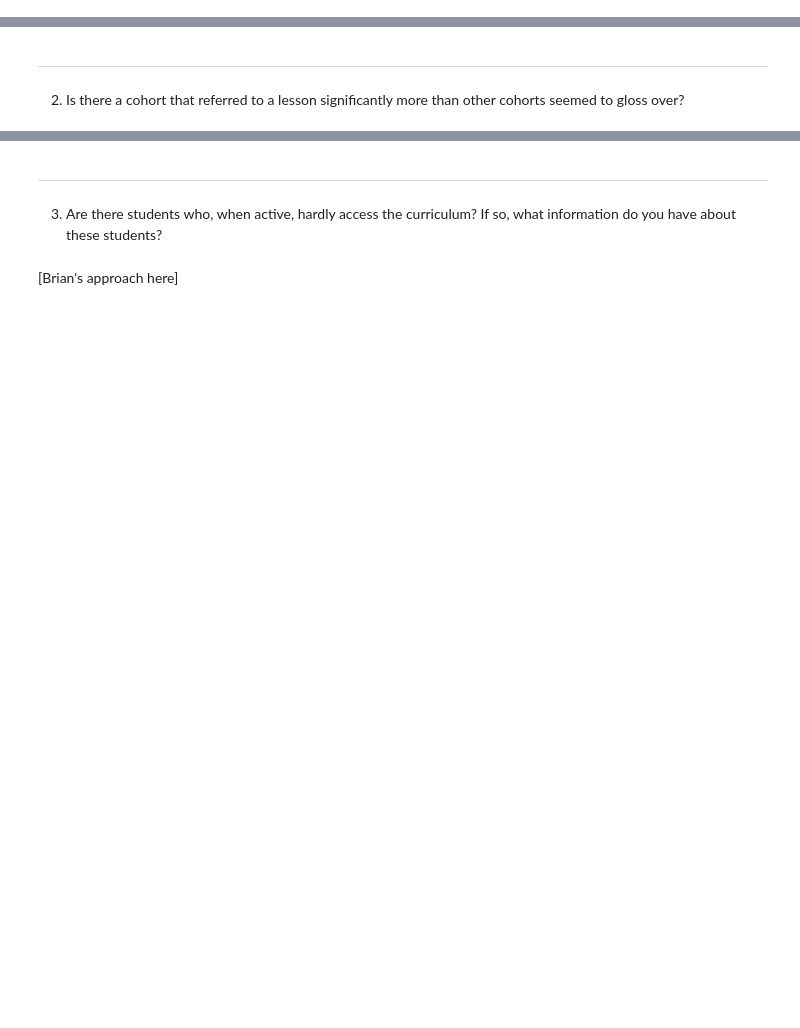
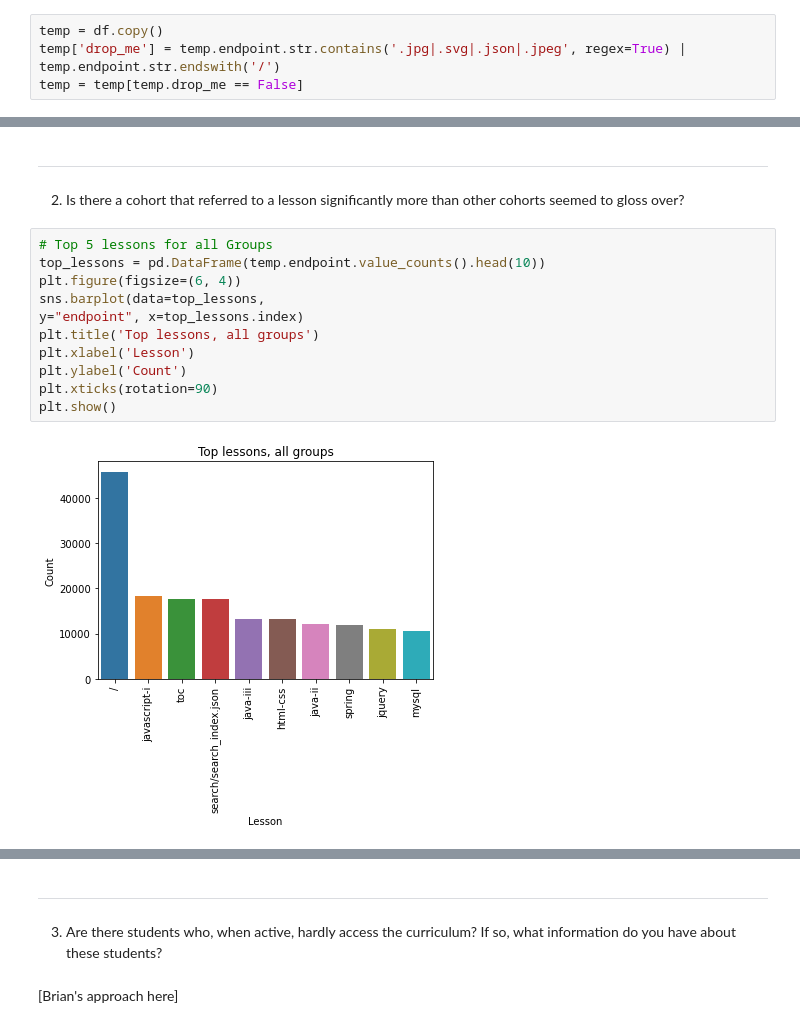
Before and after one commit to Codeup-Board-Advisory/board-slide-research, a Jupyter notebook: final_report.ipynb, the cells around one changed output, grey strips where cells are left out. Cells and saved outputs as stored; diff of their text form; blank space fills up the shorter version.

```diff
--- a/final_report.ipynb
+++ b/final_report.ipynb
@@ -27,3 +27,7 @@ Data is acquired, prepared, and wrangling complete.
 ---
 # %% [markdown]
 1. Which lesson appears to attract the most traffic consistently across cohorts (per program)?
+# %%
+temp = df.copy()
+temp['drop_me'] = temp.endpoint.str.contains('.jpg|.svg|.json|.jpeg', regex=True) | temp.endpoint.str.endswith('/')
+temp = temp[temp.drop_me == False]
@@ -31,3 +57,16 @@ Data is acquired, prepared, and wrangling complete.
 ---
 # %% [markdown]
 2. Is there a cohort that referred to a lesson significantly more than other cohorts seemed to gloss over?
+# %%
+# Top 5 lessons for all Groups
+top_lessons = pd.DataFrame(temp.endpoint.value_counts().head(10))
+plt.figure(figsize=(6, 4))
+sns.barplot(data=top_lessons,
+y="endpoint", x=top_lessons.index)
+plt.title('Top lessons, all groups')
+plt.xlabel('Lesson')
+plt.ylabel('Count')
+plt.xticks(rotation=90)
+plt.show()
+# %% [output]
+[figure, added]
```
Also changed, not shown: parts of 11 cells of this notebook, 2 other files.
